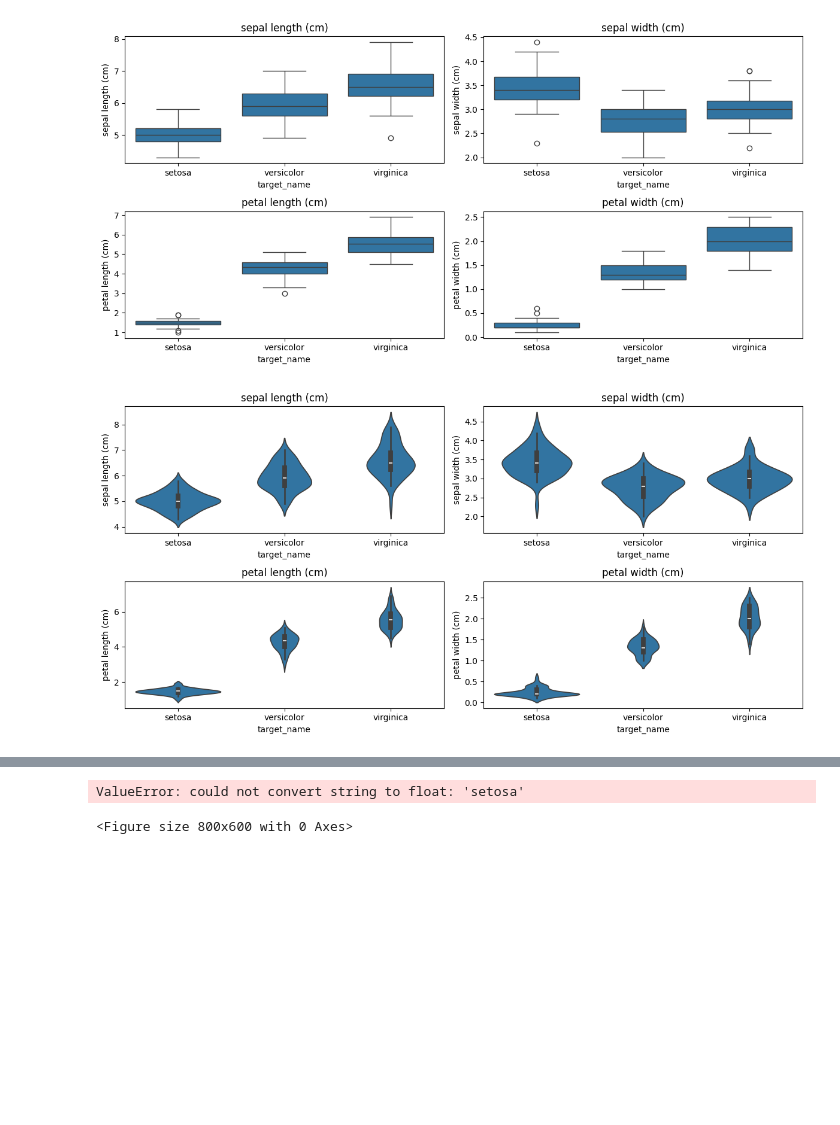
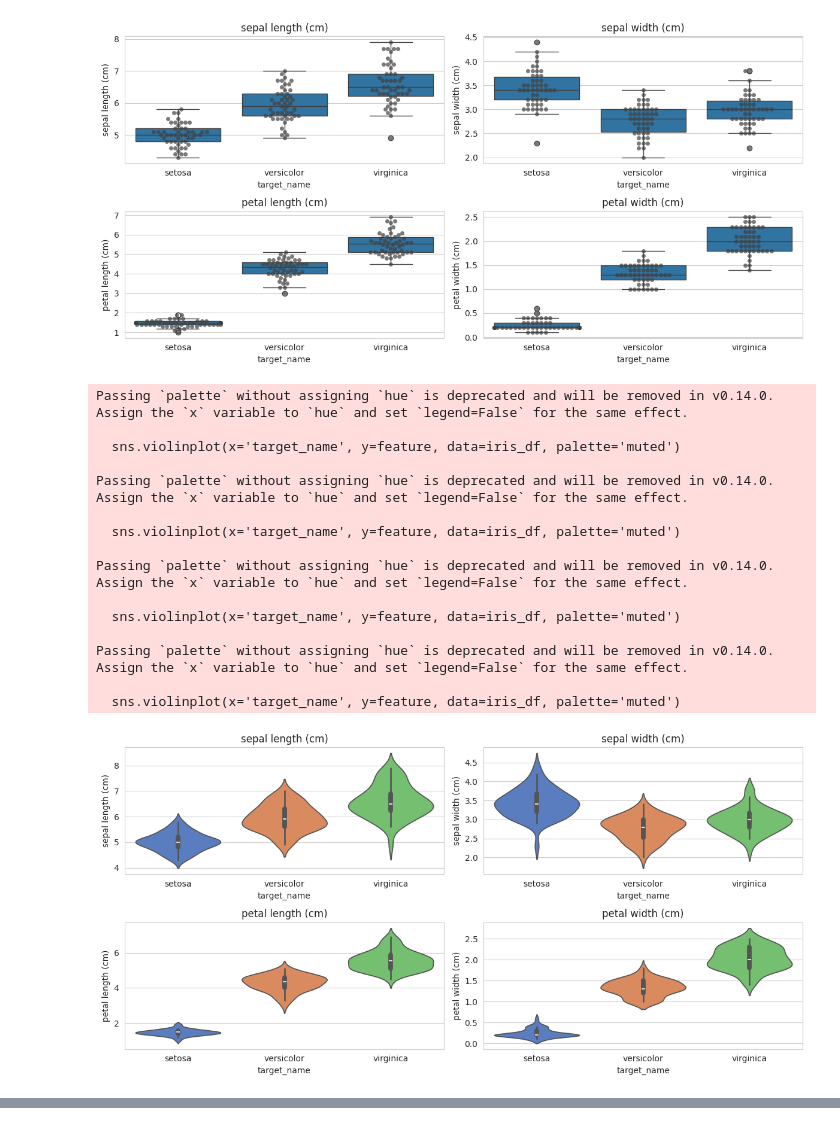
Before and after one commit to Biffy2100/Skill-sem-4-, a Jupyter notebook: Skill_exp_6_comprehensive_data_visualisation.ipynb, the cells around one changed output, grey strips where cells are left out. Drawn from its saved outputs; the diff is of its cells as text; code cells hidden in the pictures; blank space fills up the shorter version.

```diff
--- a/Skill_exp_6_comprehensive_data_visualisation.ipynb
+++ b/Skill_exp_6_comprehensive_data_visualisation.ipynb
@@ -1,78 +1,81 @@
 # %% [markdown]
 <a href="https://colab.research.google.com/github/Biffy2100/Skill-sem-4-/blob/main/Skill_exp_6_comprehensive_data_visualisation.ipynb" target="_parent"><img src="https://colab.research.google.com/assets/colab-badge.svg" alt="Open In Colab"/></a>
 # %%
-# prompt: comprehensive data visualisation using iris dataset
-
 import pandas as pd
 import matplotlib.pyplot as plt
 import seaborn as sns
+from sklearn.datasets import load_iris
+from mpl_toolkits.mplot3d import Axes3D
 
 # Load the iris dataset
-from sklearn.datasets import load_iris
 iris = load_iris()
 iris_df = pd.DataFrame(data=iris.data, columns=iris.feature_names)
 iris_df['target'] = iris.target
 iris_df['target_name'] = iris.target_names[iris.target]
 
+# Set Seaborn style for better aesthetics
+sns.set_style("whitegrid")
+
 # 1. Pairplot to visualize relationships between all features
-sns.pairplot(iris_df, hue='target_name', diag_kind='kde')
+sns.pairplot(iris_df, hue='target_name', diag_kind='kde', height=2.5, palette='Set1')
 plt.show()
 
-# 2. Boxplots to compare feature distributions across different species
+# 2. Boxplots with Swarmplot Overlay
 plt.figure(figsize=(12, 6))
 for i, feature in enumerate(iris.feature_names):
-  plt.subplot(2, 2, i+1)
-  sns.boxplot(x='target_name', y=feature, data=iris_df)
-  plt.title(feature)
+    plt.subplot(2, 2, i+1)
+    sns.boxplot(x='target_name', y=feature, data=iris_df)
+    sns.swarmplot(x='target_name', y=feature, data=iris_df, color=".25", alpha=0.7)
+    plt.title(feature)
 plt.tight_layout()
 plt.show()
 
-# 3. Violin plots to visualize feature distributions and density across different species
+# 3. Violin plots to visualize feature distributions and density
 plt.figure(figsize=(12, 6))
 for i, feature in enumerate(iris.feature_names):
-  plt.subplot(2, 2, i+1)
-  sns.violinplot(x='target_name', y=feature, data=iris_df)
-  plt.title(feature)
+    plt.subplot(2, 2, i+1)
+    sns.violinplot(x='target_name', y=feature, data=iris_df, palette='muted')
+    plt.title(feature)
 plt.tight_layout()
 plt.show()
 
-# 4. Scatter plot to visualize the relationship between two features and color by species
+# 4. Scatter plot with improved visibility
 plt.figure(figsize=(8, 6))
-sns.scatterplot(x='sepal length (cm)', y='sepal width (cm)', hue='target_name', data=iris_df)
+sns.scatterplot(x='sepal length (cm)', y='sepal width (cm)', hue='target_name', data=iris_df, alpha=0.7)
 plt.title('Sepal Length vs Sepal Width')
 plt.show()
 
-# 5. 3D scatter plot to visualize the relationship between three features and color by species
-from mpl_toolkits.mplot3d import Axes3D
+# 5. 3D scatter plot for better feature visualization
 fig = plt.figure(figsize=(8, 6))
 ax = fig.add_subplot(111, projection='3d')
 colors = ['red', 'green', 'blue']
 for target, color in zip(iris_df['target'].unique(), colors):
-  ax.scatter(iris_df.loc[iris_df['target'] == target, 'sepal length (cm)'],
-             iris_df.loc[iris_df['target'] == target, 'sepal width (cm)'],
-             iris_df.loc[iris_df['target'] == target, 'petal length (cm)'],
-             c=color, label=iris.target_names[target])
+    ax.scatter(iris_df.loc[iris_df['target'] == target, 'sepal length (cm)'],
+               iris_df.loc[iris_df['target'] == target, 'sepal width (cm)'],
+               iris_df.loc[iris_df['target'] == target, 'petal length (cm)'],
+               c=color, label=iris.target_names[target], alpha=0.7)
 ax.set_xlabel('Sepal Length')
 ax.set_ylabel('Sepal Width')
 ax.set_zlabel('Petal Length')
 ax.legend()
 plt.show()
 
-# 6. Correlation matrix heatmap to visualize feature correlations
+# 6. Correlation heatmap with better formatting
 plt.figure(figsize=(8, 6))
-sns.heatmap(iris_df.corr(), annot=True, cmap='coolwarm')
+sns.heatmap(iris_df.drop(columns=['target_name']).corr(), annot=True, cmap='coolwarm', fmt='.2f')
 plt.title('Correlation Matrix')
 plt.show()
 
-# 7. Histogram to visualize the distribution of a specific feature
+
+# 7. Histogram with KDE
 plt.figure(figsize=(8, 6))
-sns.histplot(iris_df['sepal length (cm)'], kde=True)
+sns.histplot(iris_df['sepal length (cm)'], kde=True, bins=15, color='royalblue')
 plt.title('Distribution of Sepal Length')
 plt.show()
 
-# 8. KDE plot to visualize the density distribution of a specific feature
+# 8. KDE plot for density distribution
 plt.figure(figsize=(8, 6))
-sns.kdeplot(iris_df['sepal length (cm)'])
+sns.kdeplot(iris_df['sepal length (cm)'], fill=True, color='purple', alpha=0.7)
 plt.title('Density Distribution of Sepal Length')
 plt.show()
 # %% [output]
@@ -80,2 +83,17 @@ plt.show()
-[figure, old version]
+[figure, new version]
+Passing `palette` without assigning `hue` is deprecated and will be removed in v0.14.0. Assign the `x` variable to `hue` and set `legend=False` for the same effect.
+
+  sns.violinplot(x='target_name', y=feature, data=iris_df, palette='muted')
+
+Passing `palette` without assigning `hue` is deprecated and will be removed in v0.14.0. Assign the `x` variable to `hue` and set `legend=False` for the same effect.
+
+  sns.violinplot(x='target_name', y=feature, data=iris_df, palette='muted')
+
+Passing `palette` without assigning `hue` is deprecated and will be removed in v0.14.0. Assign the `x` variable to `hue` and set `legend=False` for the same effect.
+
+  sns.violinplot(x='target_name', y=feature, data=iris_df, palette='muted')
+
+Passing `palette` without assigning `hue` is deprecated and will be removed in v0.14.0. Assign the `x` variable to `hue` and set `legend=False` for the same effect.
+
+  sns.violinplot(x='target_name', y=feature, data=iris_df, palette='muted')
-[figure, old version]
+[figure, new version]
@@ -84,2 +101,0 @@ plt.show()
-ValueError: could not convert string to float: 'setosa'
-<Figure size 800x600 with 0 Axes>
```
Also changed, not shown: parts of 1 cell of this notebook.
